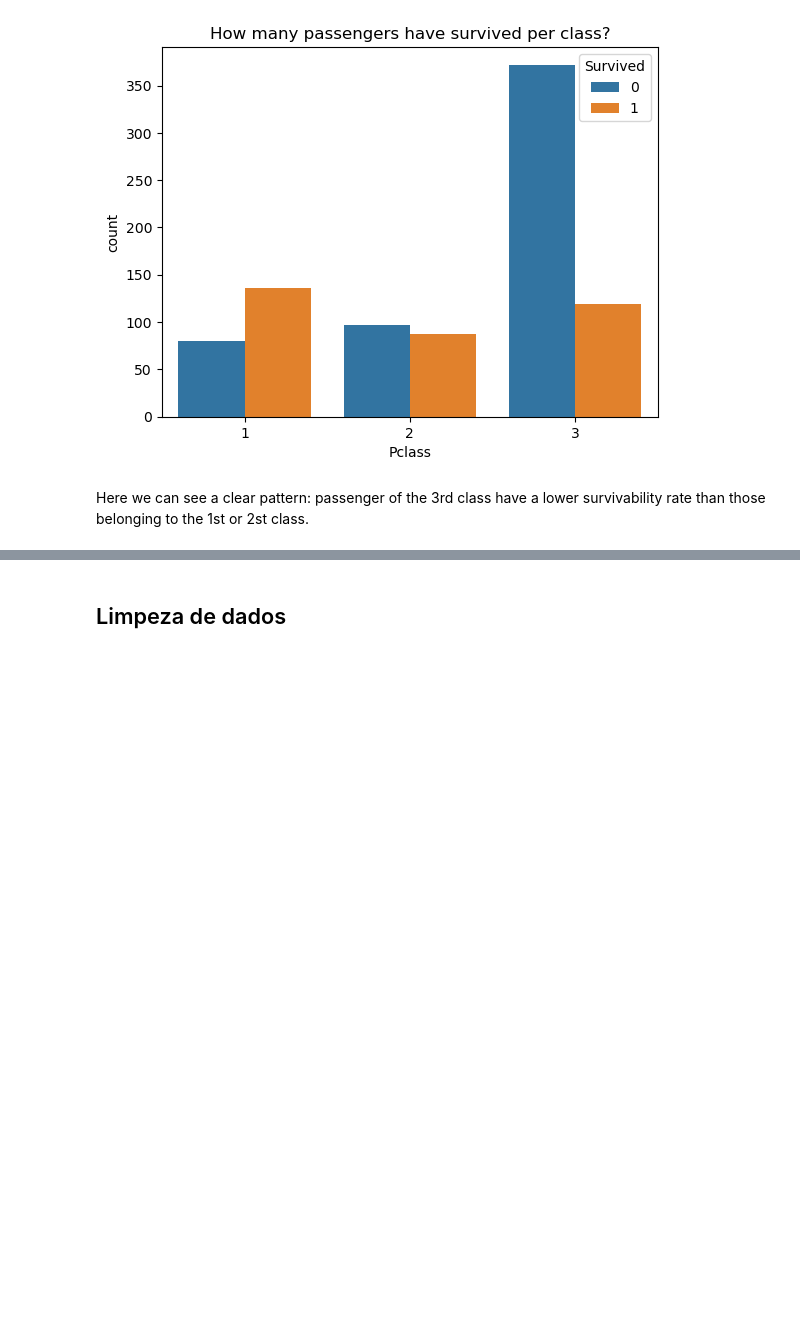
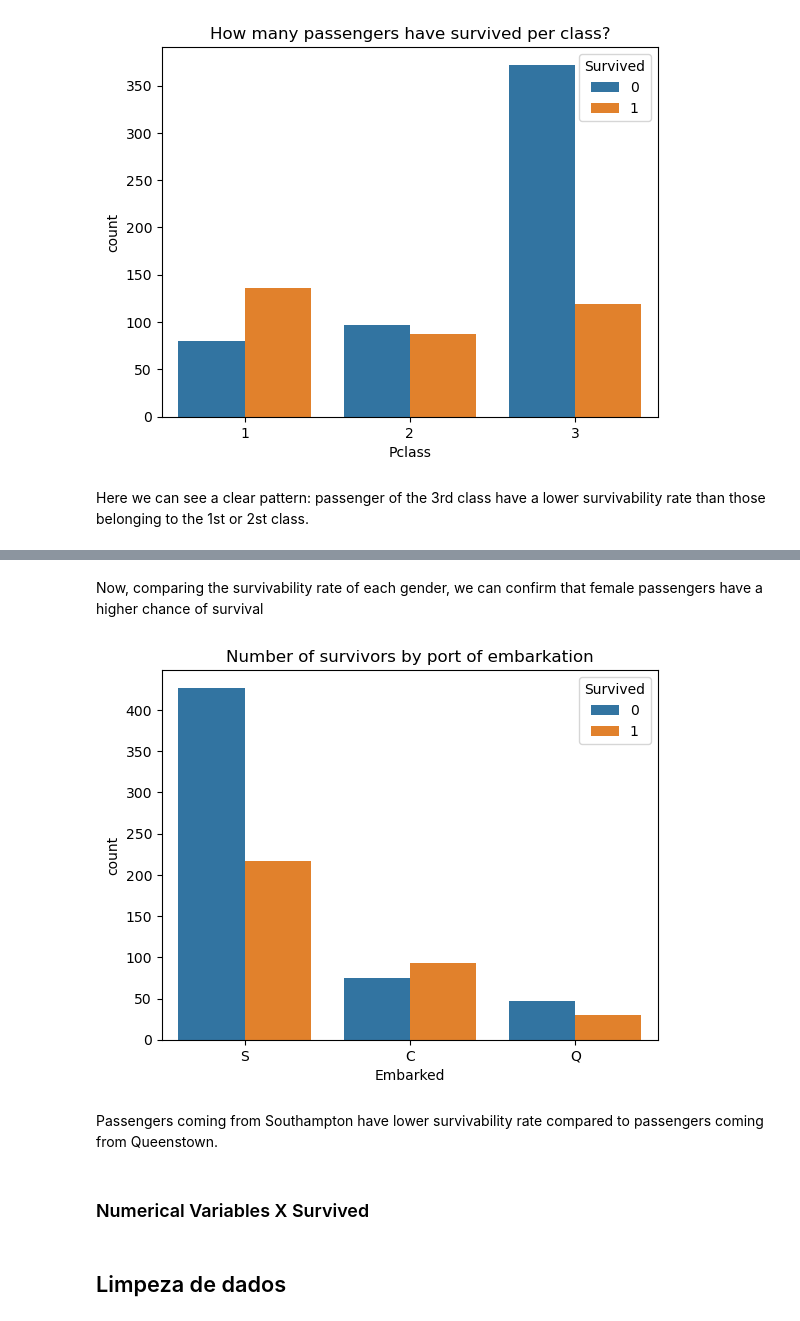
Before and after one commit to YohanFr18/titanic-naive-bayes, a Jupyter notebook: notebooks/naive_bayes.ipynb, the cells around one changed output, grey strips where cells are left out. Cells and saved outputs as stored; diff of their text form; code cells hidden in the pictures; blank space fills up the shorter version.

```diff
--- a/notebooks/naive_bayes.ipynb
+++ b/notebooks/naive_bayes.ipynb
@@ -82,2 +90,14 @@ Here we can see a clear pattern: passenger of the 3rd class have a lower surviva
+# %% [markdown]
+Now, comparing the survivability rate of each gender, we can confirm that female passengers have a higher chance of survival
+# %%
+sns.countplot(x=train['Embarked'], hue=train['Survived']);
+plt.title('Number of survivors by port of embarkation')
+plt.show()
+# %% [output]
+[figure, added]
+# %% [markdown]
+Passengers coming from Southampton have lower survivability rate compared to passengers coming from Queenstown.
+# %% [markdown]
+### Numerical Variables X Survived
 # %% [markdown]
 ## Limpeza de dados
```
Also changed, not shown: parts of 2 cells of this notebook.
